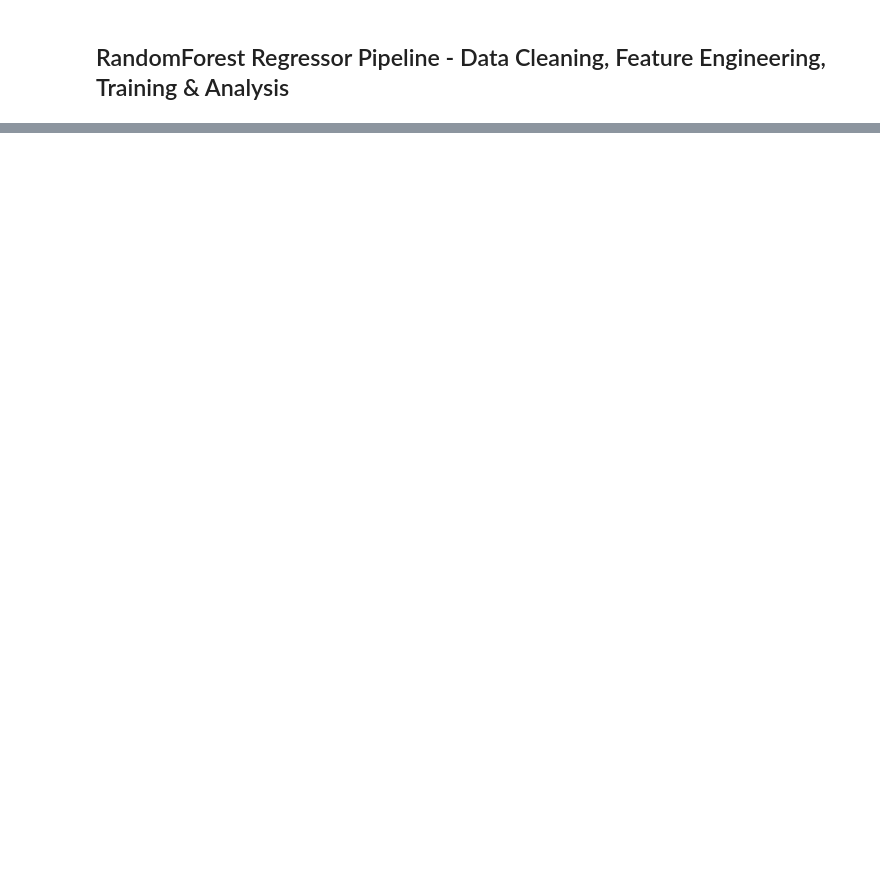
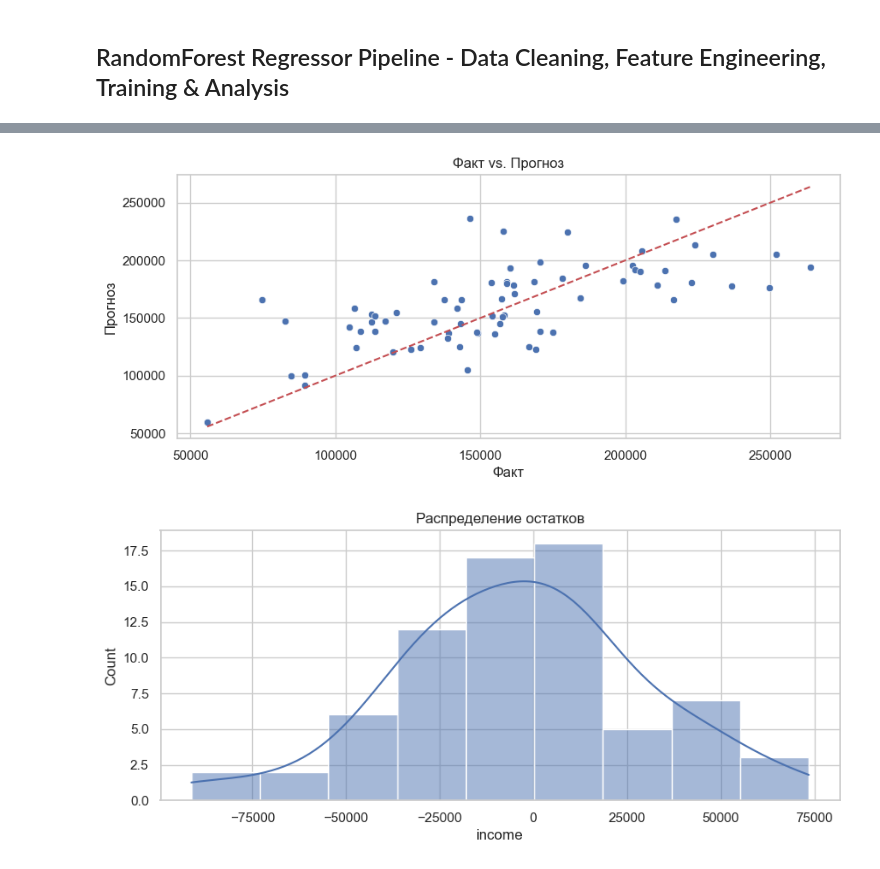
Before and after one commit to Hertuno/azs_model, a Jupyter notebook: main.ipynb, the cells around one changed output, grey strips where cells are left out. Drawn from its saved outputs; the diff is of its cells as text; code cells hidden in the pictures; blank space fills up the shorter version.

```diff
--- a/main.ipynb
+++ b/main.ipynb
@@ -47,15 +113,15 @@ plt.show()
 # %%
 # 5️⃣ Разделение на тренировочные и тестовые данные
-X = df.drop(columns=['target'])
-y = df['target']
+X = df[['day', 'temperature', 'precipitation']]
+y = df['income']
 X_train, X_test, y_train, y_test = train_test_split(X, y, test_size=0.2, random_state=42)
 # %%
 # 6️⃣ Подбор гиперпараметров
 params = {
-    'n_estimators': [100, 200],
-    'max_depth': [None, 10, 20],
-    'min_samples_split': [2, 5]
+    'n_estimators': [100, 1000],
+    'max_depth': [None, 5, 10, 15, 20],
+    'min_samples_split': [2, 4, 8, 16]
 }
-grid = GridSearchCV(RandomForestRegressor(random_state=42), params, cv=3, n_jobs=-1, verbose=1)
+grid = GridSearchCV(RandomForestRegressor(random_state=42), params, cv=5, n_jobs=-1, verbose=1)
 grid.fit(X_train, y_train)
 display("Best params:", grid.best_params_)
@@ -72,16 +144,19 @@ display(f"MAE: {mae:.2f}, MSE: {mse:.2f}, R2: {r2:.2f}")
 # %%
 # 🔍 Графики ошибок и отклонений
 sns.scatterplot(x=y_test, y=y_pred)
-plt.xlabel("Actual")
-plt.ylabel("Predicted")
-plt.title("Actual vs Predicted")
+plt.xlabel("Факт")
+plt.ylabel("Прогноз")
+plt.title("Факт vs. Прогноз")
 plt.plot([y_test.min(), y_test.max()], [y_test.min(), y_test.max()], '--r')
 plt.show()
 
 residuals = y_test - y_pred
 sns.histplot(residuals, kde=True)
-plt.title("Distribution of Residuals")
+plt.title("Распределение остатков")
 plt.show()
+# %% [output]
+[figure, added]
+[figure, added]
 # %%
 # 🔎 Анализ крайних точек ошибки
 errors = abs(residuals)
```
Also changed, not shown: parts of 11 cells of this notebook, 13 other files.
